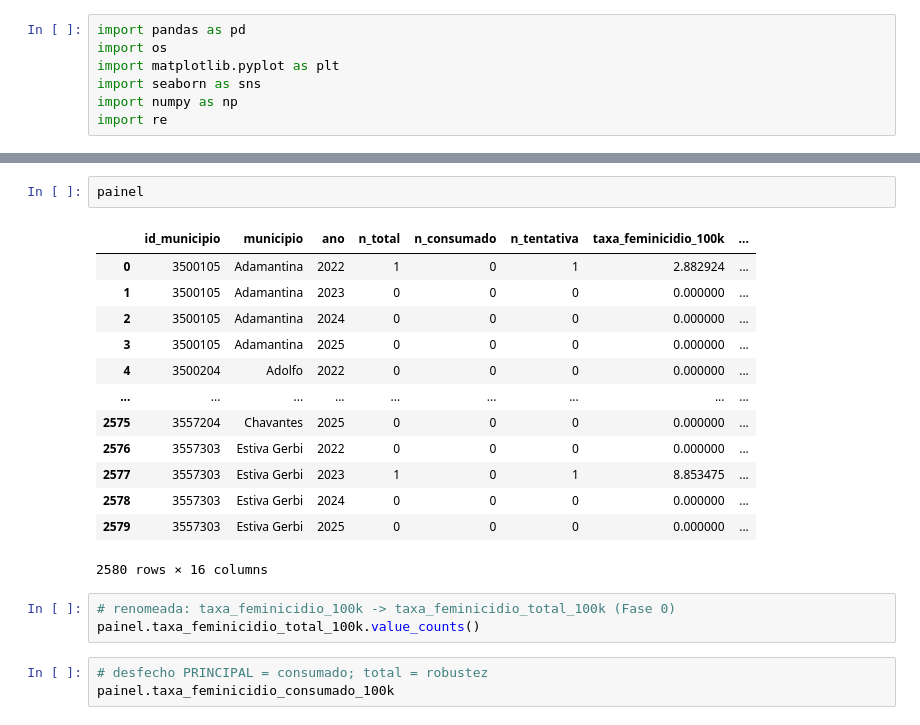
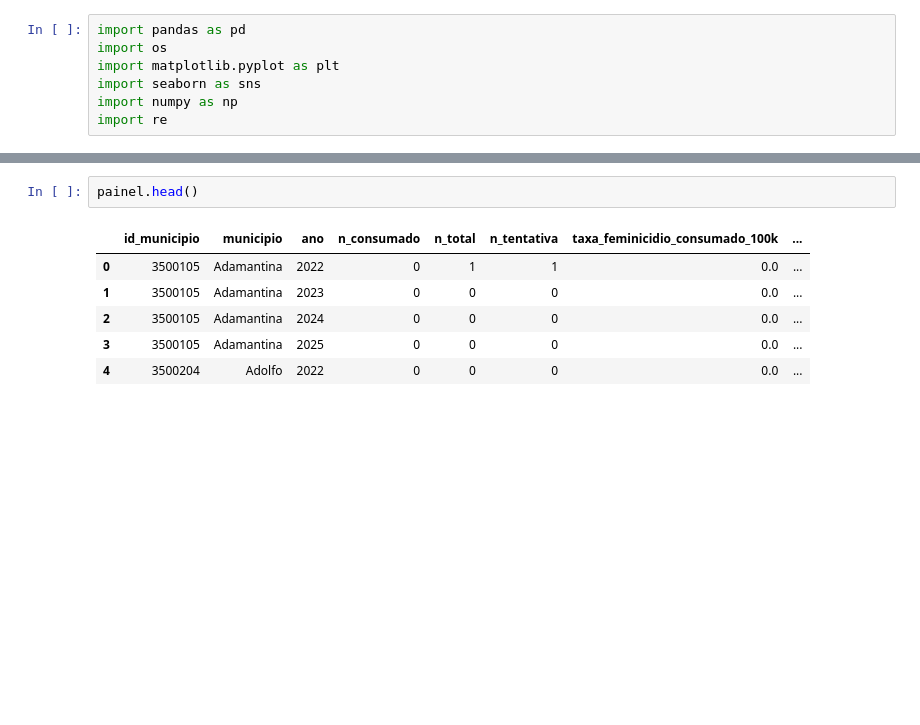
Before and after one commit to felipeal15/Insper_Data-Consilium, a Jupyter notebook: final/analise_final.ipynb, the cells around one changed output, grey strips where cells are left out. Saved outputs shown, nothing was run; the diff lists cells and outputs as text; blank space fills up the shorter version.

```diff
--- a/final/analise_final.ipynb
+++ b/final/analise_final.ipynb
@@ -14,22 +70,9 @@ painel.columns.tolist()
 # %%
-painel
+painel.head()
 # %% [output]
-|  | id_municipio | municipio | ano | n_total | n_consumado | n_tentativa | taxa_feminicidio_100k | ... |
-| 0 | 3500105 | Adamantina | 2022 | 1 | 0 | 1 | 2.882924 | ... |
-| 1 | 3500105 | Adamantina | 2023 | 0 | 0 | 0 | 0.000000 | ... |
-| 2 | 3500105 | Adamantina | 2024 | 0 | 0 | 0 | 0.000000 | ... |
-| 3 | 3500105 | Adamantina | 2025 | 0 | 0 | 0 | 0.000000 | ... |
-| 4 | 3500204 | Adolfo | 2022 | 0 | 0 | 0 | 0.000000 | ... |
-| ... | ... | ... | ... | ... | ... | ... | ... | ... |
-| 2575 | 3557204 | Chavantes | 2025 | 0 | 0 | 0 | 0.000000 | ... |
-| 2576 | 3557303 | Estiva Gerbi | 2022 | 0 | 0 | 0 | 0.000000 | ... |
-| 2577 | 3557303 | Estiva Gerbi | 2023 | 1 | 0 | 1 | 8.853475 | ... |
-| 2578 | 3557303 | Estiva Gerbi | 2024 | 0 | 0 | 0 | 0.000000 | ... |
-| 2579 | 3557303 | Estiva Gerbi | 2025 | 0 | 0 | 0 | 0.000000 | ... |
+|  | id_municipio | municipio | ano | n_consumado | n_total | n_tentativa | taxa_feminicidio_consumado_100k | ... |
+| 0 | 3500105 | Adamantina | 2022 | 0 | 1 | 1 | 0.0 | ... |
+| 1 | 3500105 | Adamantina | 2023 | 0 | 0 | 0 | 0.0 | ... |
+| 2 | 3500105 | Adamantina | 2024 | 0 | 0 | 0 | 0.0 | ... |
+| 3 | 3500105 | Adamantina | 2025 | 0 | 0 | 0 | 0.0 | ... |
+| 4 | 3500204 | Adolfo | 2022 | 0 | 0 | 0 | 0.0 | ... |
-2580 rows × 16 columns
-# %%
-# renomeada: taxa_feminicidio_100k -> taxa_feminicidio_total_100k (Fase 0)
-painel.taxa_feminicidio_total_100k.value_counts()
-# %%
-# desfecho PRINCIPAL = consumado; total = robustez
-painel.taxa_feminicidio_consumado_100k
```
Also changed, not shown: parts of 28 cells of this notebook, 7 other files.
